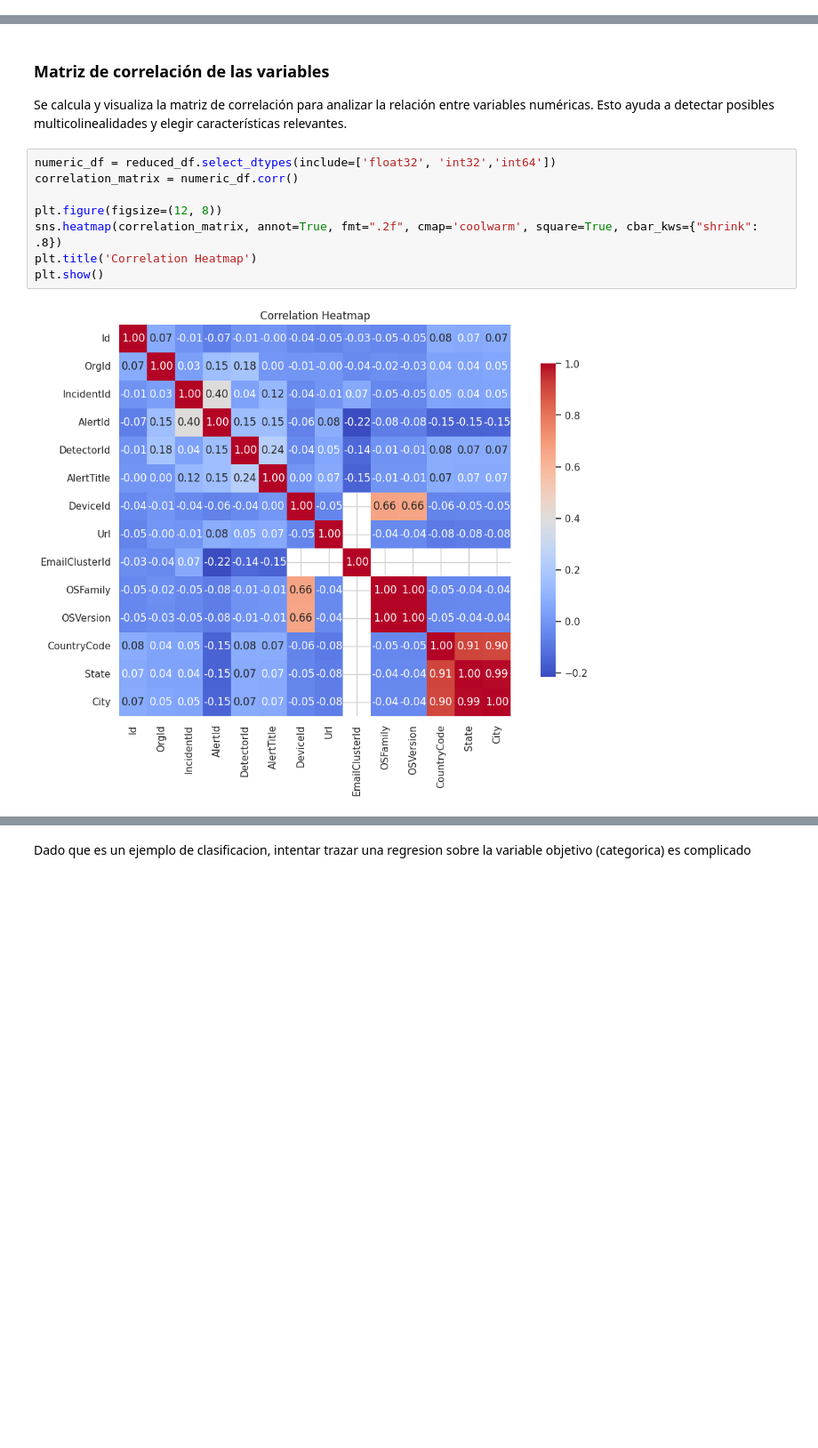
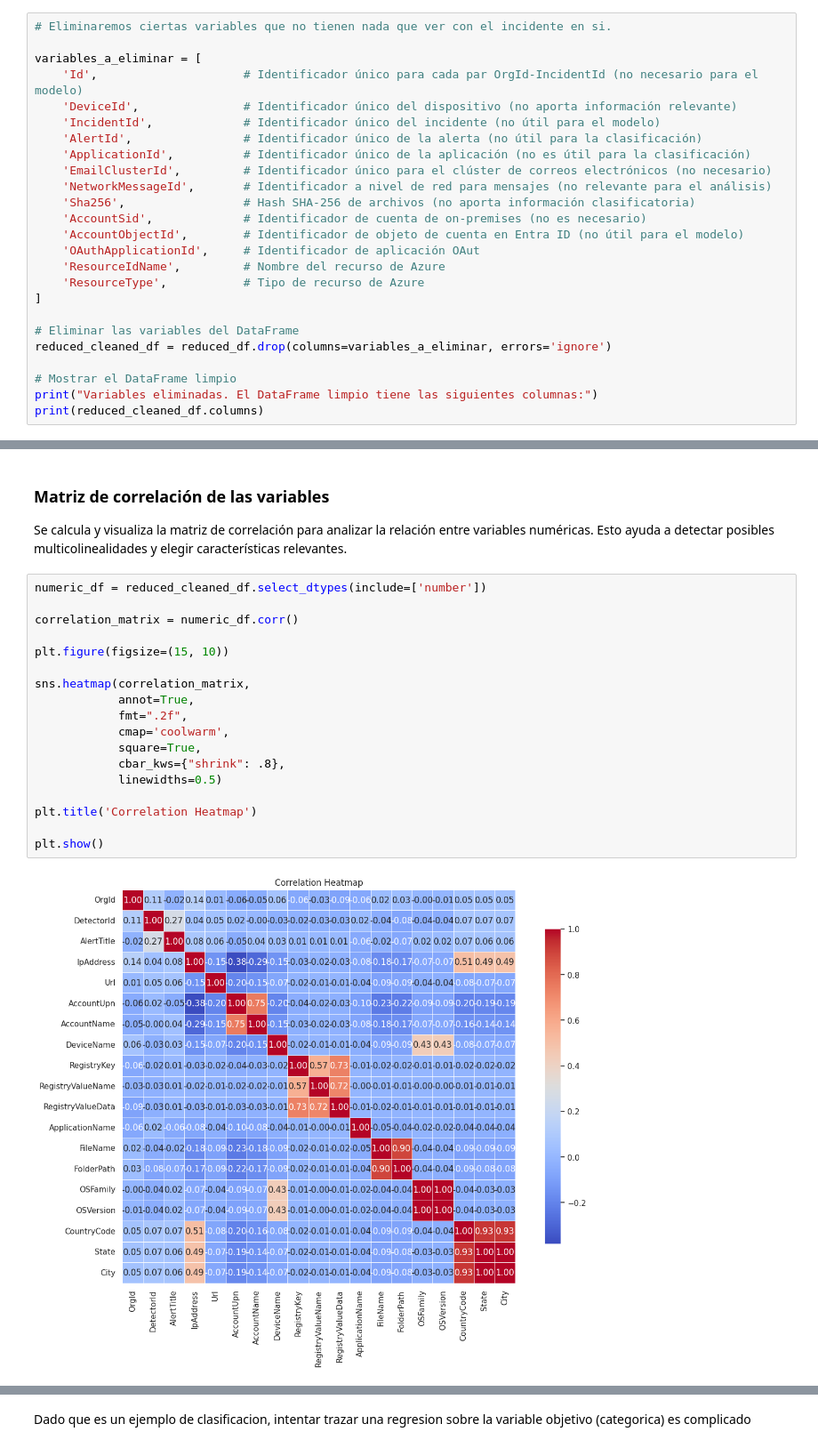
Before and after one commit to yasin281/Microsoft-Security-Incident-Prediction, a Jupyter notebook: MicrosoftSecurityIncidentPrediction.ipynb, the cells around one changed output, grey strips where cells are left out. Shown: that part at 89% size. Saved outputs shown, nothing was run; the diff lists cells and outputs as text; blank space fills up the shorter version.

```diff
--- a/MicrosoftSecurityIncidentPrediction.ipynb
+++ b/MicrosoftSecurityIncidentPrediction.ipynb
@@ -152,0 +156,25 @@ print(reduced_df.shape)
+# %%
+# Eliminaremos ciertas variables que no tienen nada que ver con el incidente en si.
+
+variables_a_eliminar = [
+    'Id',                     # Identificador único para cada par OrgId-IncidentId (no necesario para el modelo)
+    'DeviceId',               # Identificador único del dispositivo (no aporta información relevante)
+    'IncidentId',             # Identificador único del incidente (no útil para el modelo)
+    'AlertId',                # Identificador único de la alerta (no útil para la clasificación)
+    'ApplicationId',          # Identificador único de la aplicación (no es útil para la clasificación)
+    'EmailClusterId',         # Identificador único para el clúster de correos electrónicos (no necesario)
+    'NetworkMessageId',       # Identificador a nivel de red para mensajes (no relevante para el análisis)
+    'Sha256',                 # Hash SHA-256 de archivos (no aporta información clasificatoria)
+    'AccountSid',             # Identificador de cuenta de on-premises (no es necesario)
+    'AccountObjectId',        # Identificador de objeto de cuenta en Entra ID (no útil para el modelo)
+    'OAuthApplicationId',     # Identificador de aplicación OAut
+    'ResourceIdName',         # Nombre del recurso de Azure
+    'ResourceType',           # Tipo de recurso de Azure
+]
+
+# Eliminar las variables del DataFrame
+reduced_cleaned_df = reduced_df.drop(columns=variables_a_eliminar, errors='ignore')
+
+# Mostrar el DataFrame limpio
+print("Variables eliminadas. El DataFrame limpio tiene las siguientes columnas:")
+print(reduced_cleaned_df.columns)
@@ -169,12 +208,22 @@ plt.show()
 
 Se calcula y visualiza la matriz de correlación para analizar la relación entre variables numéricas. Esto ayuda a detectar posibles multicolinealidades y elegir características relevantes.
 # %%
-numeric_df = reduced_df.select_dtypes(include=['float32', 'int32','int64'])
+numeric_df = reduced_cleaned_df.select_dtypes(include=['number'])
+
 correlation_matrix = numeric_df.corr()
 
-plt.figure(figsize=(12, 8))
-sns.heatmap(correlation_matrix, annot=True, fmt=".2f", cmap='coolwarm', square=True, cbar_kws={"shrink": .8})
+plt.figure(figsize=(15, 10))
+
+sns.heatmap(correlation_matrix,
+            annot=True,
+            fmt=".2f",
+            cmap='coolwarm',
+            square=True,
+            cbar_kws={"shrink": .8},
+            linewidths=0.5)
+
 plt.title('Correlation Heatmap')
+
 plt.show()
 # %% [output]
-[figure, old version]
+[figure, new version]
```
Also changed, not shown: parts of 16 cells of this notebook, 1 other file.
